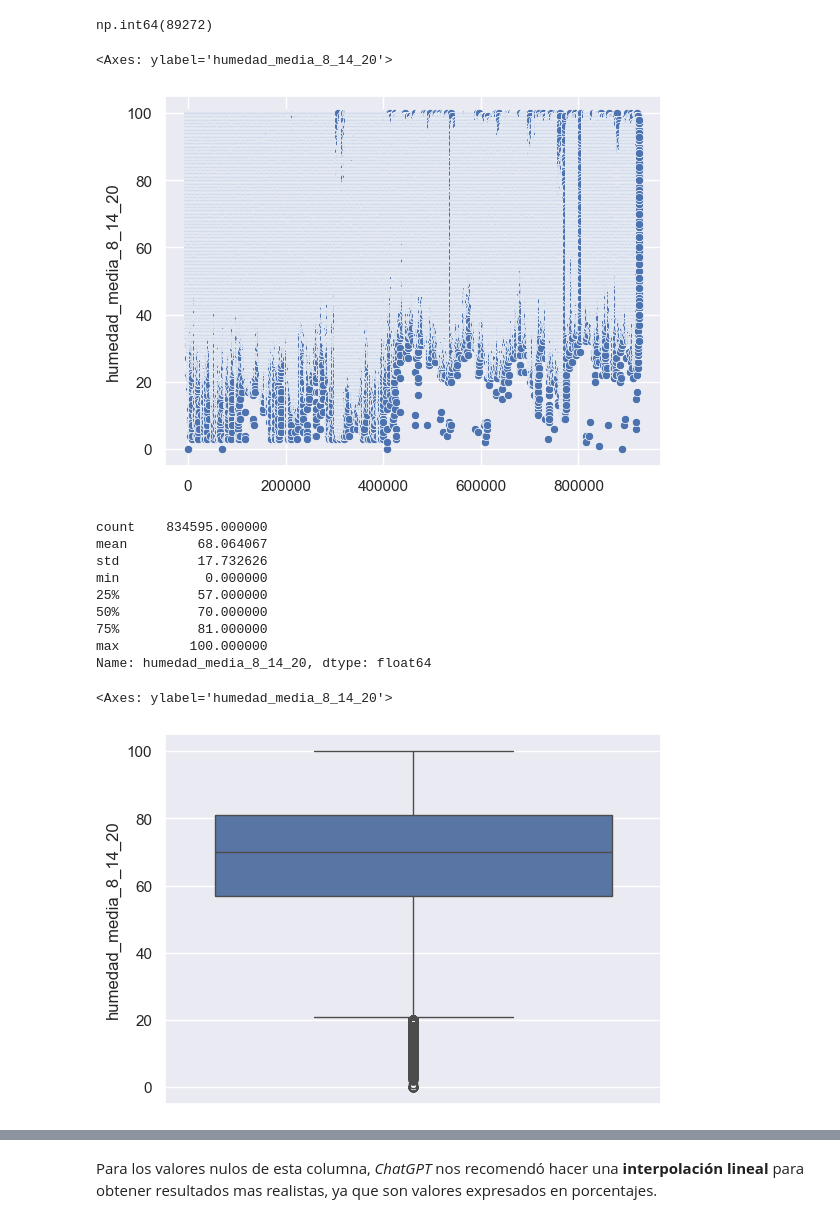
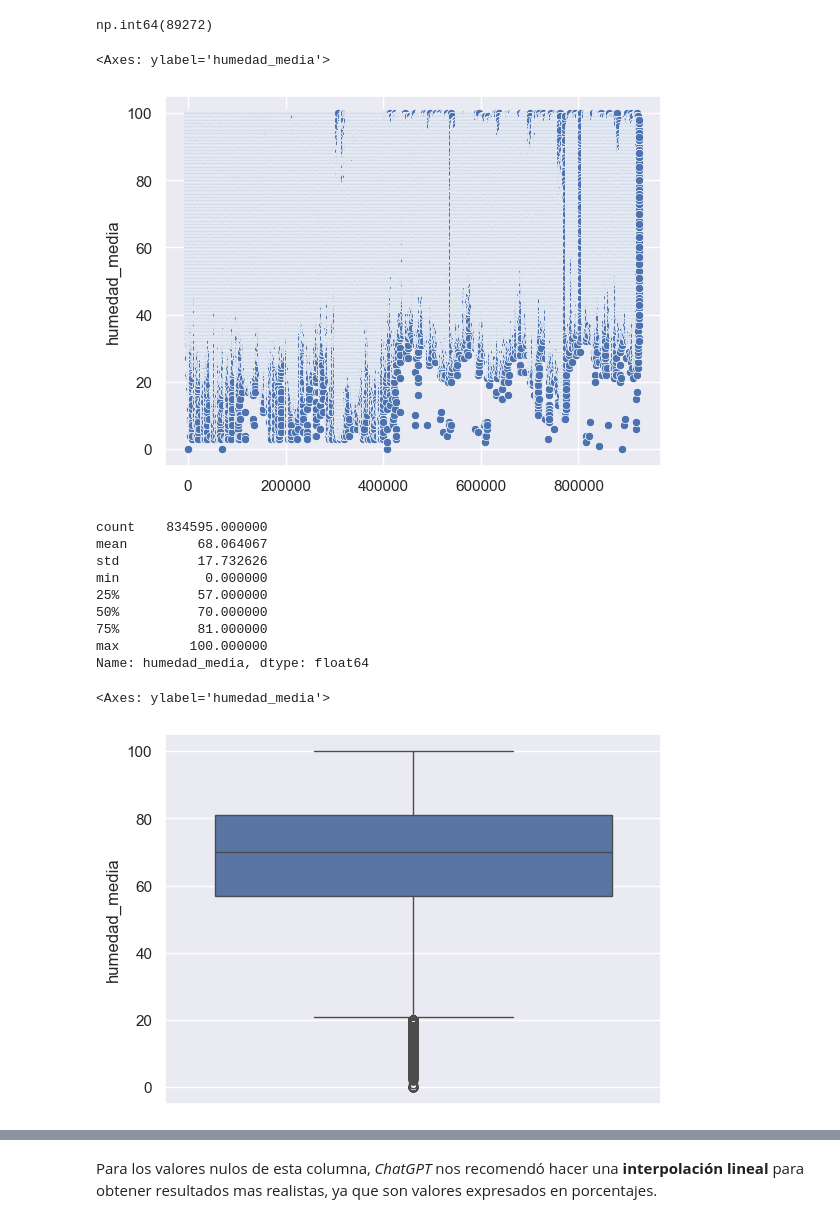
Before and after one commit to IS03/tp-dengue, a Jupyter notebook: EDA/EDA_1estacion.ipynb, the cells around one changed output, grey strips where cells are left out. Saved outputs shown, nothing was run; the diff lists cells and outputs as text; code cells hidden in the pictures.

```diff
--- a/EDA/EDA_1estacion.ipynb
+++ b/EDA/EDA_1estacion.ipynb
@@ -435,11 +390,11 @@ Para los valores nulos de la columna `temperatura_promedio`, proponemos la sigui
 # %%
 mask_temp = (
-    df.temperatura_promedio.isna() &
+    df.temperatura_media.isna() &
     df.temperatura_minima.notna() &
     df.temperatura_maxima.notna()
 )
 
-df.loc[mask_temp, "temperatura_promedio"] = (
+df.loc[mask_temp, "temperatura_media"] = (
     (df.loc[mask_temp, "temperatura_minima"] + df.loc[mask_temp, "temperatura_maxima"]) / 2
 )
 # %% [markdown]
@@ -449,11 +404,11 @@ df.temperatura_minima.isna().sum()
 # %% [output]
 np.int64(56047)
 # %%
-promedio_min_media = abs(np.mean(df.temperatura_minima - df.temperatura_promedio))
-mask_minima = (df.temperatura_minima.isna() & df.temperatura_promedio.notna())
+promedio_min_media = abs(np.mean(df.temperatura_minima - df.temperatura_media))
+mask_minima = (df.temperatura_minima.isna() & df.temperatura_media.notna())
 
 df.loc[mask_minima, 'temperatura_minima'] = (
-    df.loc[mask_minima, 'temperatura_promedio'] - promedio_min_media
+    df.loc[mask_minima, 'temperatura_media'] - promedio_min_media
 )
 # %%
 df.temperatura_minima.isna().sum()
@@ -466,11 +421,11 @@ df.temperatura_maxima.isna().sum()
 # %% [output]
 np.int64(58764)
 # %%
-promedio_max_media = abs(np.mean(df.temperatura_maxima - df.temperatura_promedio))
-mask_maxima = (df.temperatura_maxima.isna() & df.temperatura_promedio.notna())
+promedio_max_media = abs(np.mean(df.temperatura_maxima - df.temperatura_media))
+mask_maxima = (df.temperatura_maxima.isna() & df.temperatura_media.notna())
 
 df.loc[mask_maxima, 'temperatura_maxima'] = (
-    df.loc[mask_maxima, 'temperatura_promedio'] - promedio_max_media
+    df.loc[mask_maxima, 'temperatura_media'] - promedio_max_media
 )
 # %%
 df.temperatura_maxima.isna().sum()
@@ -481,7 +436,7 @@ Ahora con los valores nulos que quedan en las columnas de temperatura, imputamos
 # %%
 df.loc[:, 'temperatura_minima'] = df.temperatura_minima.interpolate(method='linear')
 df.loc[:, 'temperatura_maxima'] = df.temperatura_maxima.interpolate(method='linear')
-df.loc[:, 'temperatura_promedio'] = df.temperatura_promedio.interpolate(method='linear')
+df.loc[:, 'temperatura_media'] = df.temperatura_media.interpolate(method='linear')
 # %%
 df.isna().sum()
 # %% [output]
@@ -512,12 +467,12 @@ df.humedad_media_8_14_20.isna().sum()
 # %% [output]
 np.int64(89272)
 # %%
-sns.scatterplot(df.humedad_media_8_14_20)
+sns.scatterplot(df.humedad_media)
 # %% [output]
-<Axes: ylabel='humedad_media_8_14_20'>
+<Axes: ylabel='humedad_media'>
-[figure, old version]
+[figure, new version]
 # %%
-df.humedad_media_8_14_20.describe()
+df.humedad_media.describe()
 # %% [output]
 count    834595.000000
 mean         68.064067
@@ -527,10 +482,10 @@ min           0.000000
 50%          70.000000
 75%          81.000000
 max         100.000000
-Name: humedad_media_8_14_20, dtype: float64
+Name: humedad_media, dtype: float64
 # %%
-sns.boxplot(df.humedad_media_8_14_20)
+sns.boxplot(df.humedad_media)
 # %% [output]
-<Axes: ylabel='humedad_media_8_14_20'>
+<Axes: ylabel='humedad_media'>
-[figure, old version]
+[figure, new version]
 # %%
```
Also changed, not shown: parts of 83 cells of this notebook, 2 other files.
